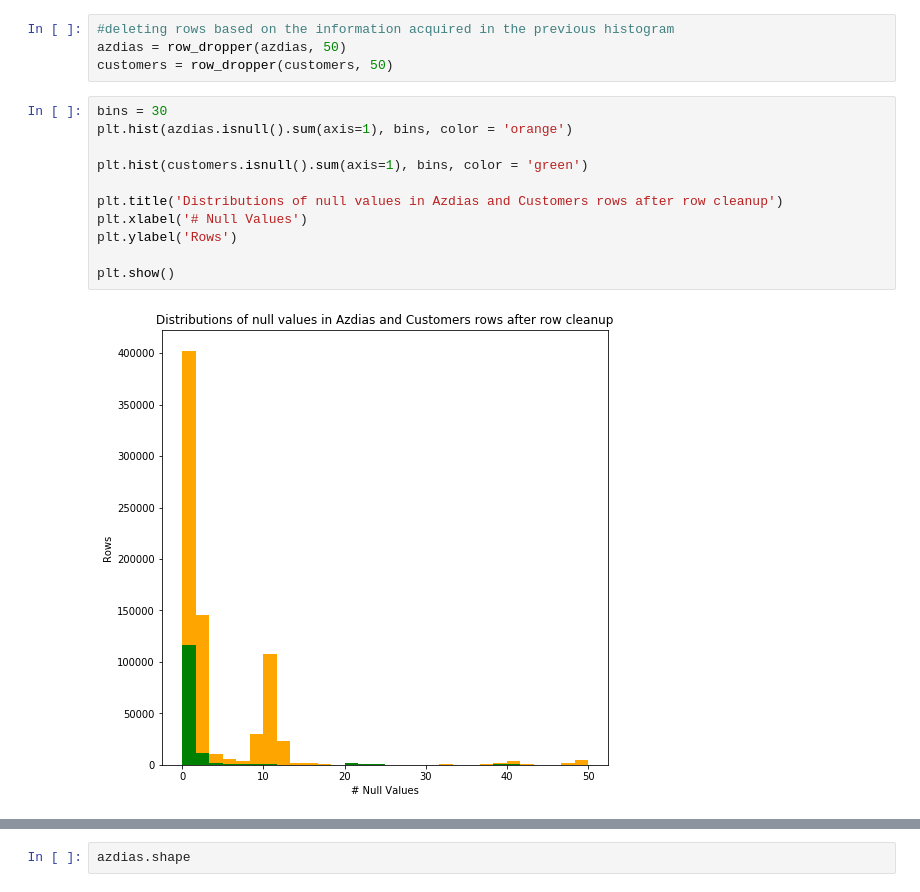
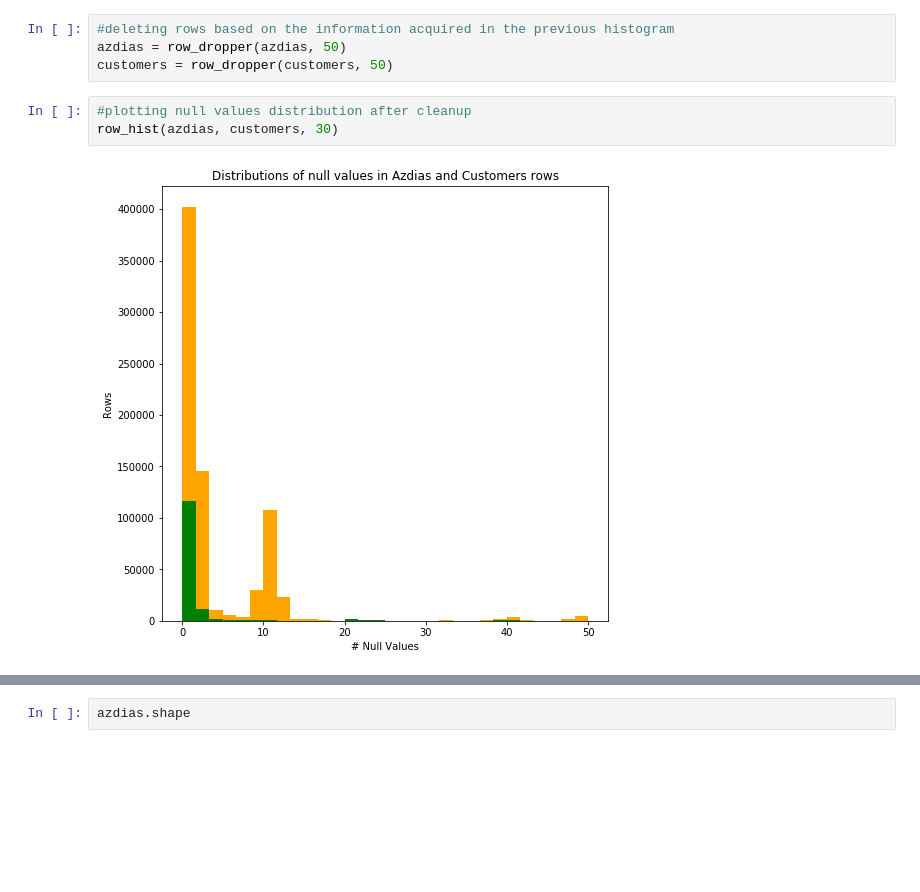
Before and after one commit to sousablde/Arvato-Bertelsmann-Customer-Acquisition, a Jupyter notebook: Arvato Project Workbook.ipynb, the cells around one changed output, grey strips where cells are left out. Saved outputs shown, nothing was run; the diff lists cells and outputs as text; blank space fills up the shorter version.

```diff
--- a/Arvato Project Workbook.ipynb
+++ b/Arvato Project Workbook.ipynb
@@ -387,19 +381,11 @@ plt.show()
 #deleting rows based on the information acquired in the previous histogram
 azdias = row_dropper(azdias, 50)
 customers = row_dropper(customers, 50)
-# %%
-bins = 30
-plt.hist(azdias.isnull().sum(axis=1), bins, color = 'orange')
-
-plt.hist(customers.isnull().sum(axis=1), bins, color = 'green')
-
-plt.title('Distributions of null values in Azdias and Customers rows after row cleanup')
-plt.xlabel('# Null Values')
-plt.ylabel('Rows')
-
-plt.show()
-# %% [output]
-[figure, removed]
+# %%
+#plotting null values distribution after cleanup
+row_hist(azdias, customers, 30)
+# %% [output]
+[figure, added]
 # %%
 balance_checker(azdias, customers)
 # %% [output]
```
Also changed, not shown: parts of 21 cells of this notebook, 1 other file.
